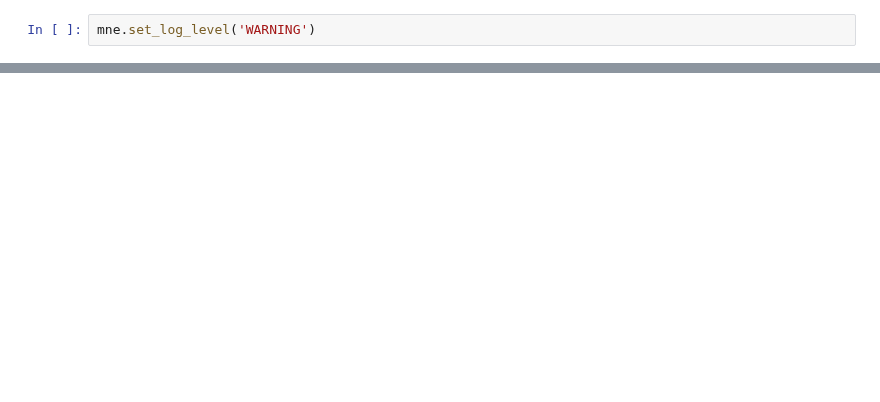
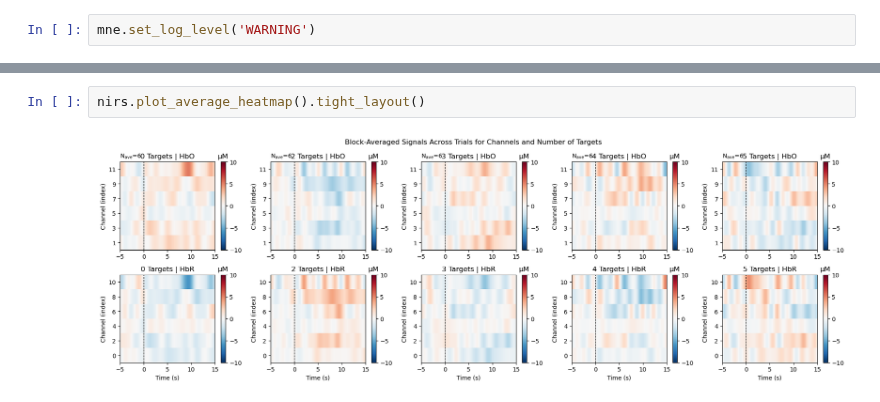
Before and after one commit to pulkitgoyal56/fnirsPy, a Jupyter notebook: playground.ipynb, the cells around one changed output, grey strips where cells are left out. Cells and saved outputs as stored; diff of their text form; blank space fills up the shorter version.

```diff
--- a/playground.ipynb
+++ b/playground.ipynb
@@ -53,0 +71,4 @@ nirs.process(
+# %%
+nirs.plot_average_heatmap().tight_layout()
+# %% [output]
+[figure, added]
```
Also changed, not shown: parts of 18 cells of this notebook, 2 other files.
